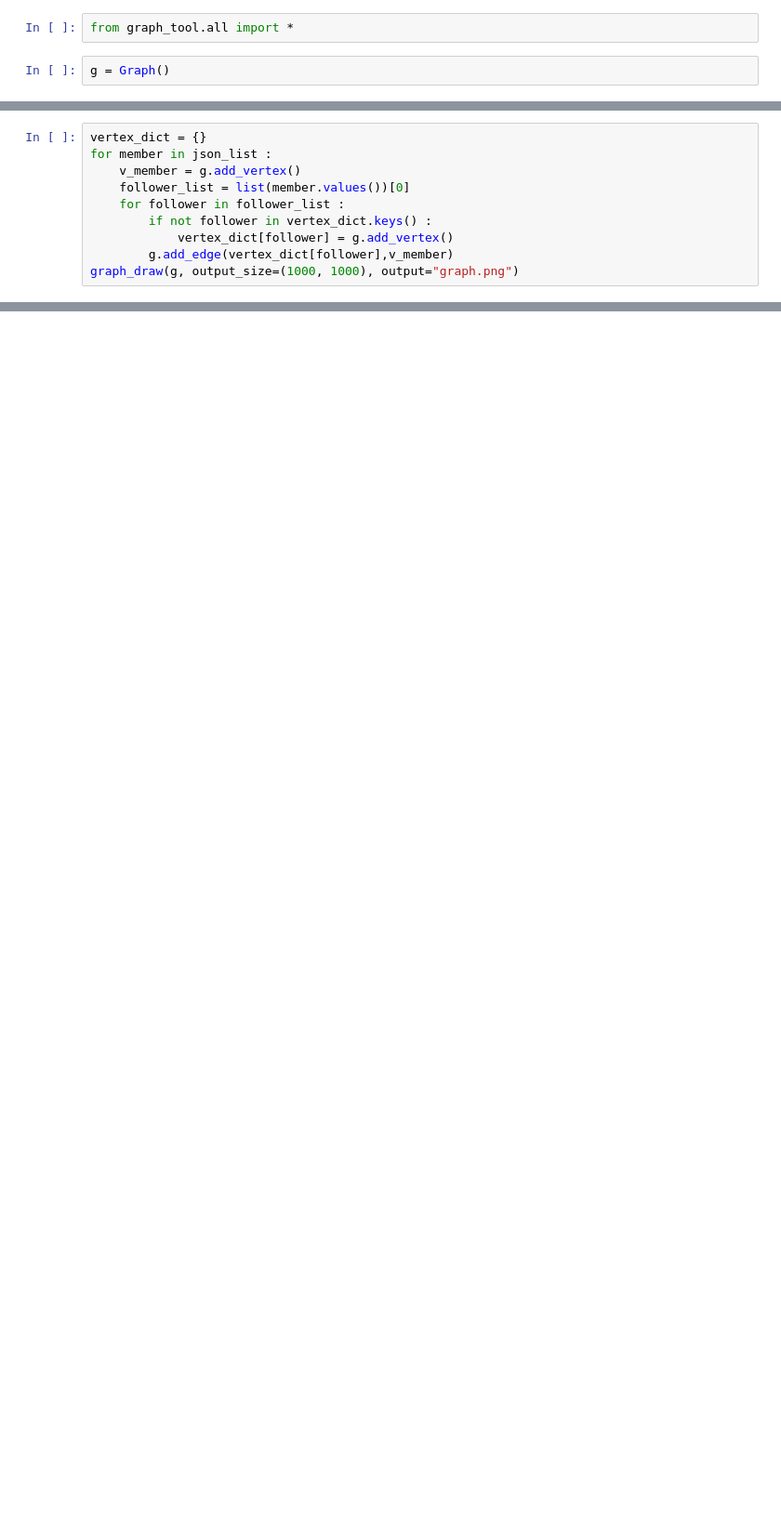
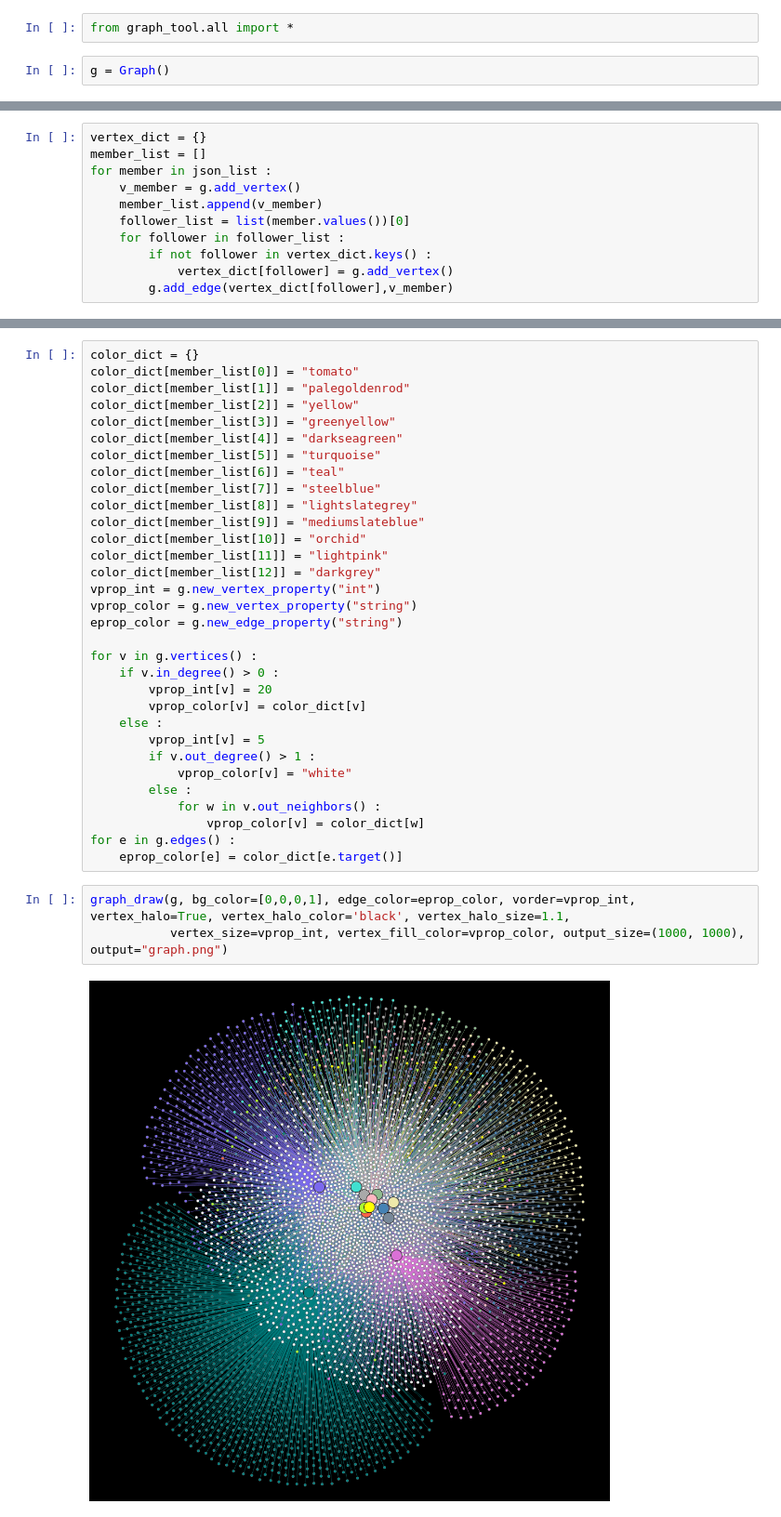
Before and after one commit to jewjewthanawat/anakonda_sunniwat, a Jupyter notebook: all_member_all_follower_graph_generator.ipynb, the cells around one changed output, grey strips where cells are left out. Shown at 93% size. Saved outputs shown, nothing was run; the diff lists cells and outputs as text; blank space fills up the shorter version.

Commit message:
graph generator complete

```diff
--- a/all_member_all_follower_graph_generator.ipynb
+++ b/all_member_all_follower_graph_generator.ipynb
@@ -29,10 +21,11 @@ print(list(json_list[0].values())[0])
 # %%
 vertex_dict = {}
+member_list = []
 for member in json_list :
     v_member = g.add_vertex()
+    member_list.append(v_member)
     follower_list = list(member.values())[0]
     for follower in follower_list :
         if not follower in vertex_dict.keys() :
             vertex_dict[follower] = g.add_vertex()
         g.add_edge(vertex_dict[follower],v_member)
-graph_draw(g, output_size=(1000, 1000), output="graph.png")
@@ -41,0 +32,37 @@ graph_draw(g, output_size=(1000, 1000), output="graph.png")
+# %%
+color_dict = {}
+color_dict[member_list[0]] = "tomato"
+color_dict[member_list[1]] = "palegoldenrod"
+color_dict[member_list[2]] = "yellow"
+color_dict[member_list[3]] = "greenyellow"
+color_dict[member_list[4]] = "darkseagreen"
+color_dict[member_list[5]] = "turquoise"
+color_dict[member_list[6]] = "teal"
+color_dict[member_list[7]] = "steelblue"
+color_dict[member_list[8]] = "lightslategrey"
+color_dict[member_list[9]] = "mediumslateblue"
+color_dict[member_list[10]] = "orchid"
+color_dict[member_list[11]] = "lightpink"
+color_dict[member_list[12]] = "darkgrey"
+vprop_int = g.new_vertex_property("int")
+vprop_color = g.new_vertex_property("string")
+eprop_color = g.new_edge_property("string")
+
+for v in g.vertices() :
+    if v.in_degree() > 0 :
+        vprop_int[v] = 20
+        vprop_color[v] = color_dict[v]
+    else :
+        vprop_int[v] = 5
+        if v.out_degree() > 1 :
+            vprop_color[v] = "white"
+        else :
+            for w in v.out_neighbors() :
+                vprop_color[v] = color_dict[w]
+for e in g.edges() :
+    eprop_color[e] = color_dict[e.target()]
+# %%
+graph_draw(g, bg_color=[0,0,0,1], edge_color=eprop_color, vorder=vprop_int, vertex_halo=True, vertex_halo_color='black', vertex_halo_size=1.1,
+           vertex_size=vprop_int, vertex_fill_color=vprop_color, output_size=(1000, 1000), output="graph.png")
+# %% [output]
+[figure, added]
```
Also changed, not shown: parts of 9 cells of this notebook, 2 other files.
